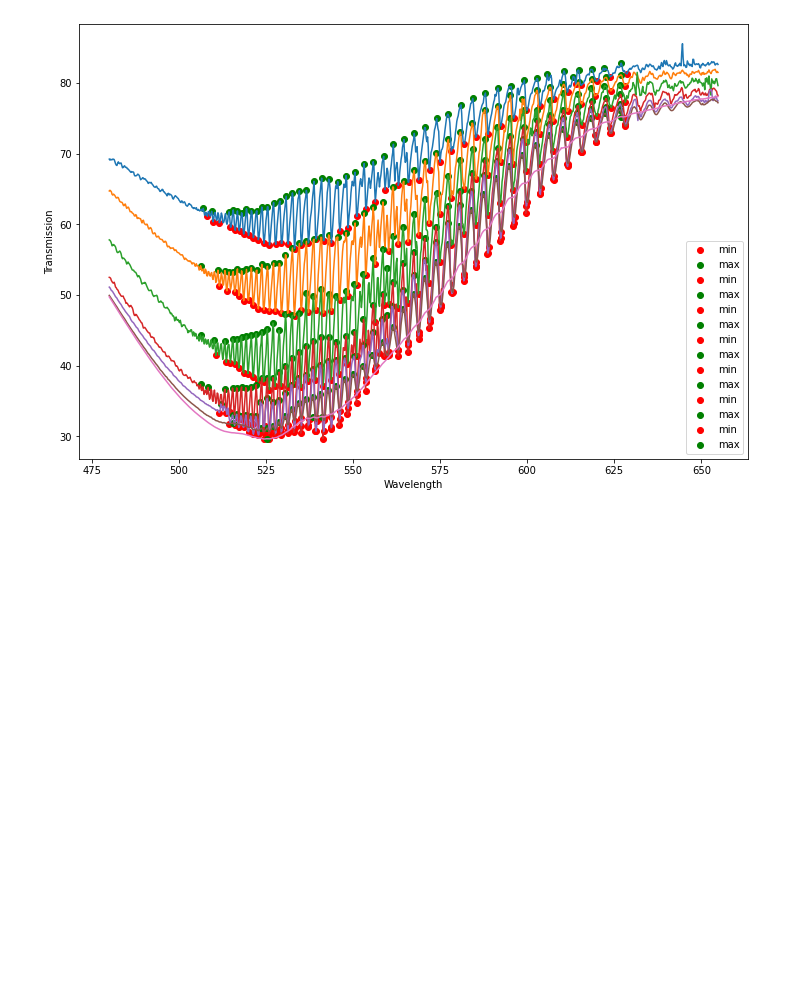
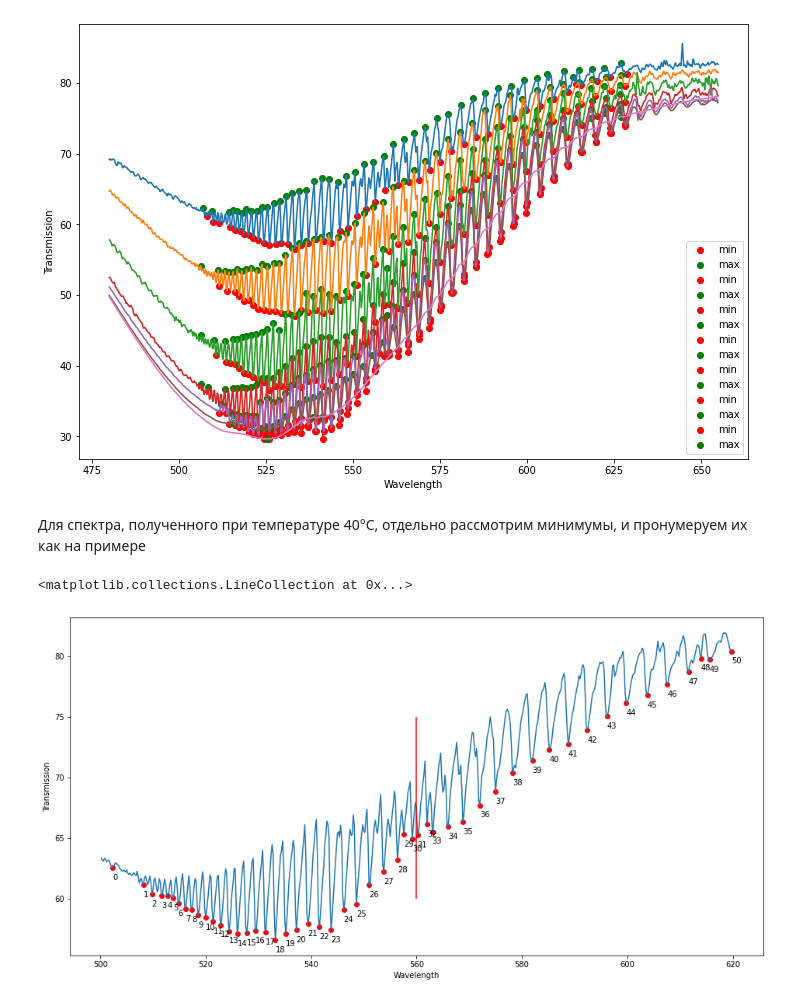
Before and after one commit to Redencon/Lapki, a Jupyter notebook: I2/I2.ipynb, the cells around one changed output. Drawn from its saved outputs; the diff is of its cells as text; code cells hidden in the pictures; blank space fills up the shorter version.

```diff
--- a/I2/I2.ipynb
+++ b/I2/I2.ipynb
@@ -98,3 +116,25 @@ for temp, slit in funny:
 # Plot results
 # %% [output]
 [figure]
+# %% [markdown]
+Для спектра, полученного при температуре 40°С, отдельно рассмотрим минимумы, и пронумеруем их как на примере
+# %%
+plt.figure(figsize=(16, 8))
+
+spectre = data[(data['Temperature'] == 40)
+               & (data['Wavelength'] > 500)
+               & (data['Wavelength'] < 620)].copy().reset_index()
+
+sns.lineplot(spectre, x='Wavelength', y='Transmission')
+
+spectre['min'] = spectre.loc[argrelextrema(spectre['Transmission'].values, np.less_equal,
+                        order=4)[0]]['Transmission']
+mins = spectre.dropna(axis=0, how='any', subset=['min'])[['Wavelength', 'Transmission']].reset_index()
+
+plt.scatter(data=mins, x='Wavelength', y='Transmission', color='red', label='min')
+for i, row in mins.iterrows():
+    plt.text(x=row['Wavelength'], y=row['Transmission']-1, s=i)
+plt.vlines(x=560, ymin=60, ymax=75, color='r')
+# %% [output]
+<matplotlib.collections.LineCollection at 0x...>
+[figure, added]
```
Also changed, not shown: parts of 13 cells of this notebook.
